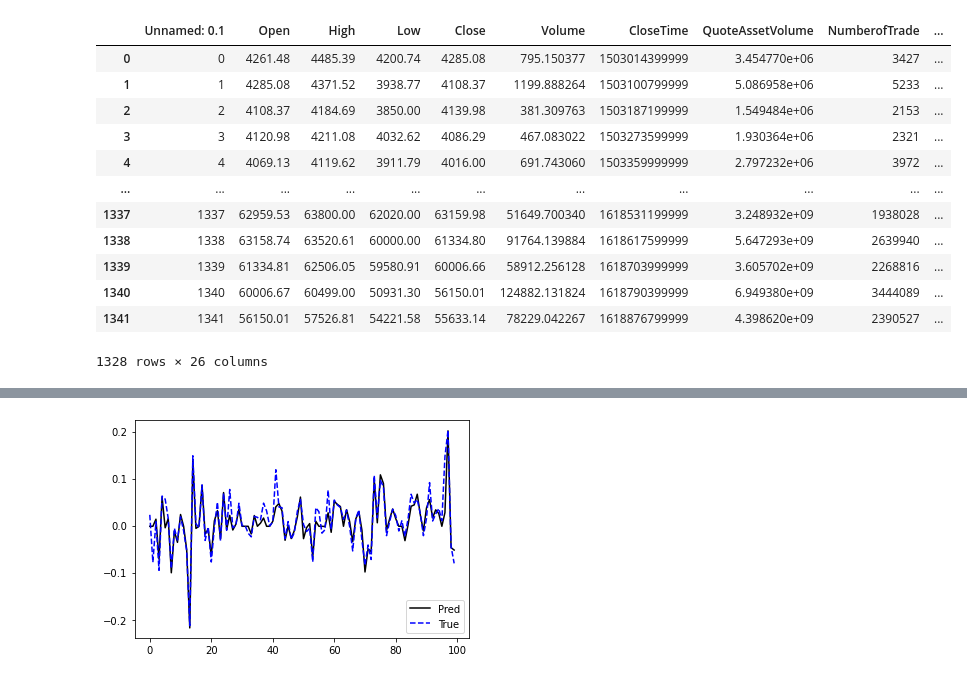
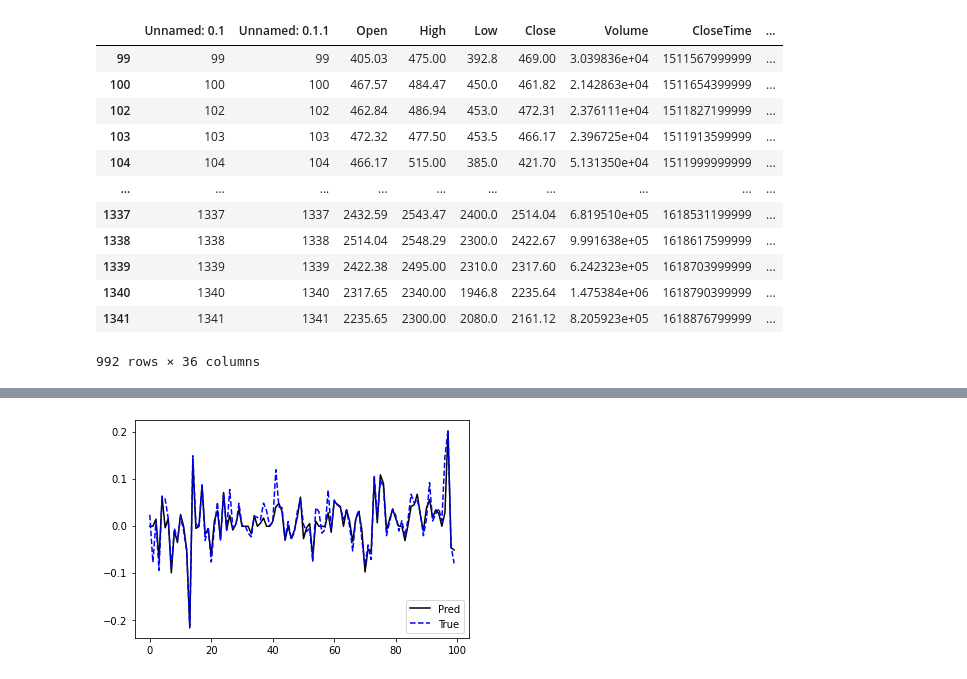
Before and after one commit to GuillaumePv/data-analysis-crypto, a Jupyter notebook: notebooks/test_model_gp.ipynb, the cells around one changed output, grey strips where cells are left out. Saved outputs shown, nothing was run; the diff lists cells and outputs as text; code cells hidden in the pictures.

```diff
--- a/notebooks/test_model_gp.ipynb
+++ b/notebooks/test_model_gp.ipynb
@@ -10,24 +10,25 @@ sys.path.append("..")
 from data import Data
 from NN_models import RNN
 # %%
-data = Data("BTC")
+data = Data("ETH")
 data.load_data()
-data.create_RNN_data(reg='return')
+#choose for our estimation
+data.create_RNN_data(reg='return',LAG=10)
 data.df
 # %% [output]
-|  | Unnamed: 0.1 | Open | High | Low | Close | Volume | CloseTime | QuoteAssetVolume | NumberofTrade | ... |
-| 0 | 0 | 4261.48 | 4485.39 | 4200.74 | 4285.08 | 795.150377 | 1503014399999 | 3.454770e+06 | 3427 | ... |
-| 1 | 1 | 4285.08 | 4371.52 | 3938.77 | 4108.37 | 1199.888264 | 1503100799999 | 5.086958e+06 | 5233 | ... |
-| 2 | 2 | 4108.37 | 4184.69 | 3850.00 | 4139.98 | 381.309763 | 1503187199999 | 1.549484e+06 | 2153 | ... |
-| 3 | 3 | 4120.98 | 4211.08 | 4032.62 | 4086.29 | 467.083022 | 1503273599999 | 1.930364e+06 | 2321 | ... |
-| 4 | 4 | 4069.13 | 4119.62 | 3911.79 | 4016.00 | 691.743060 | 1503359999999 | 2.797232e+06 | 3972 | ... |
-| ... | ... | ... | ... | ... | ... | ... | ... | ... | ... | ... |
-| 1337 | 1337 | 62959.53 | 63800.00 | 62020.00 | 63159.98 | 51649.700340 | 1618531199999 | 3.248932e+09 | 1938028 | ... |
-| 1338 | 1338 | 63158.74 | 63520.61 | 60000.00 | 61334.80 | 91764.139884 | 1618617599999 | 5.647293e+09 | 2639940 | ... |
-| 1339 | 1339 | 61334.81 | 62506.05 | 59580.91 | 60006.66 | 58912.256128 | 1618703999999 | 3.605702e+09 | 2268816 | ... |
-| 1340 | 1340 | 60006.67 | 60499.00 | 50931.30 | 56150.01 | 124882.131824 | 1618790399999 | 6.949380e+09 | 3444089 | ... |
-| 1341 | 1341 | 56150.01 | 57526.81 | 54221.58 | 55633.14 | 78229.042267 | 1618876799999 | 4.398620e+09 | 2390527 | ... |
+|  | Unnamed: 0.1 | Unnamed: 0.1.1 | Open | High | Low | Close | Volume | CloseTime | ... |
+| 99 | 99 | 99 | 405.03 | 475.00 | 392.8 | 469.00 | 3.039836e+04 | 1511567999999 | ... |
+| 100 | 100 | 100 | 467.57 | 484.47 | 450.0 | 461.82 | 2.142863e+04 | 1511654399999 | ... |
+| 102 | 102 | 102 | 462.84 | 486.94 | 453.0 | 472.31 | 2.376111e+04 | 1511827199999 | ... |
+| 103 | 103 | 103 | 472.32 | 477.50 | 453.5 | 466.17 | 2.396725e+04 | 1511913599999 | ... |
+| 104 | 104 | 104 | 466.17 | 515.00 | 385.0 | 421.70 | 5.131350e+04 | 1511999999999 | ... |
+| ... | ... | ... | ... | ... | ... | ... | ... | ... | ... |
+| 1337 | 1337 | 1337 | 2432.59 | 2543.47 | 2400.0 | 2514.04 | 6.819510e+05 | 1618531199999 | ... |
+| 1338 | 1338 | 1338 | 2514.04 | 2548.29 | 2300.0 | 2422.67 | 9.991638e+05 | 1618617599999 | ... |
+| 1339 | 1339 | 1339 | 2422.38 | 2495.00 | 2310.0 | 2317.60 | 6.242323e+05 | 1618703999999 | ... |
+| 1340 | 1340 | 1340 | 2317.65 | 2340.00 | 1946.8 | 2235.64 | 1.475384e+06 | 1618790399999 | ... |
+| 1341 | 1341 | 1341 | 2235.65 | 2300.00 | 2080.0 | 2161.12 | 8.205923e+05 | 1618876799999 | ... |
-1328 rows × 26 columns
+992 rows × 36 columns
 # %%
 model=RNN()
 
```
Also changed, not shown: parts of 5 cells of this notebook, 1 other file.
